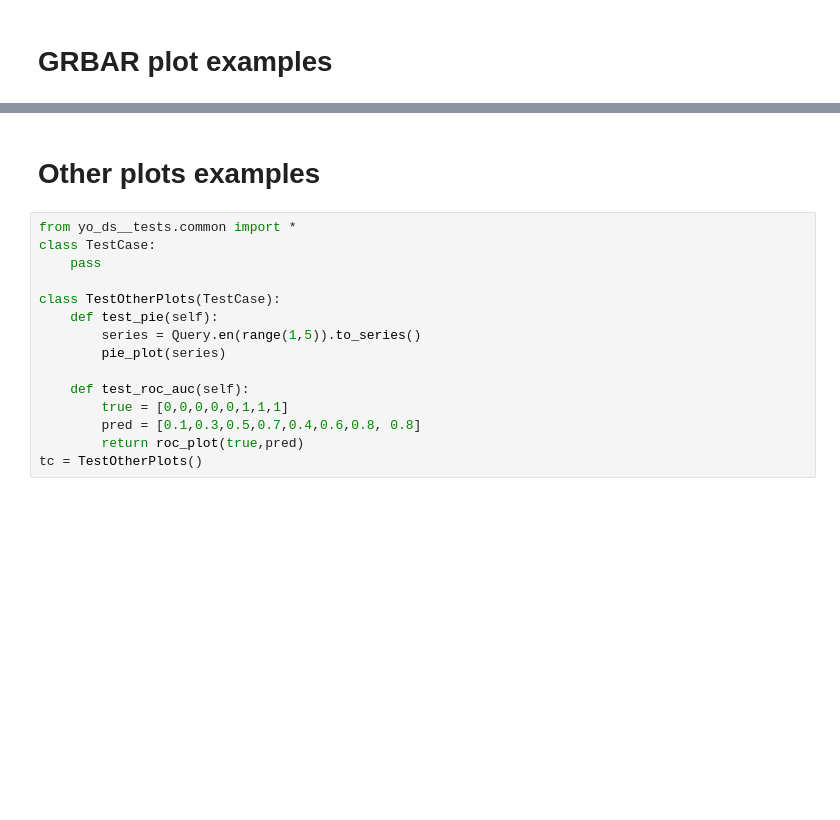
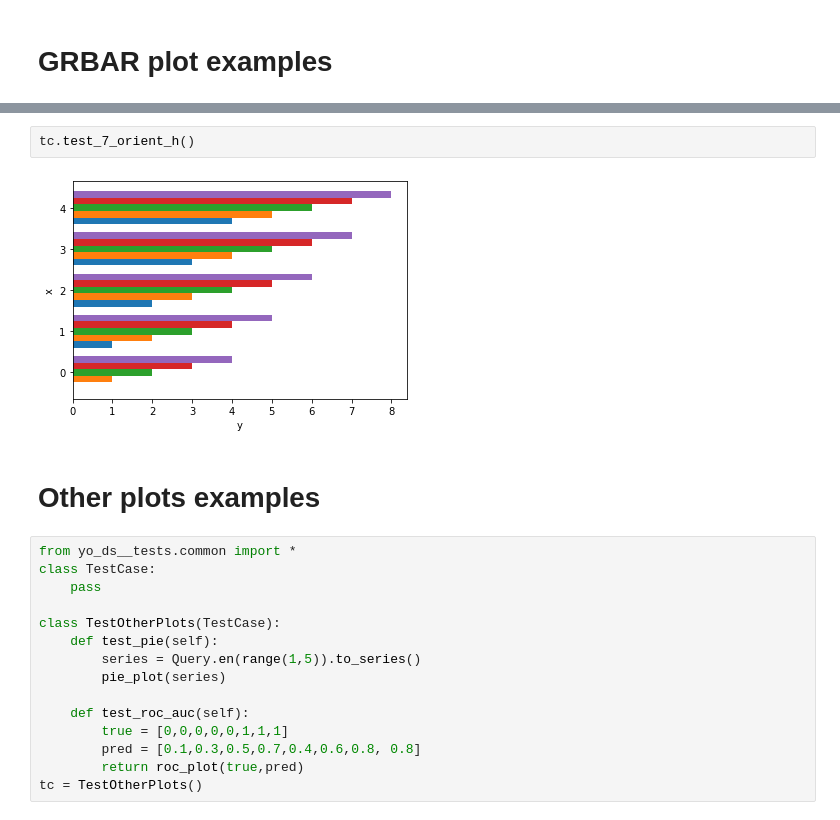
Before and after one commit to okulovsky/yo_ds, a Jupyter notebook: yo_ds__tests/test_plots/Plots demo.ipynb, the cells around one changed output, grey strips where cells are left out. Drawn from its saved outputs; the diff is of its cells as text; blank space fills up the shorter version.

```diff
--- a/yo_ds__tests/test_plots/Plots demo.ipynb
+++ b/yo_ds__tests/test_plots/Plots demo.ipynb
@@ -132,3 +176,7 @@ tc.test_5_witout_groups()
+# %%
+tc.test_7_orient_h()
+# %% [output]
+[figure, added]
 # %% [markdown]
 # Other plots examples
 # %%
```
Also changed, not shown: parts of 17 cells of this notebook, 1 other file.
